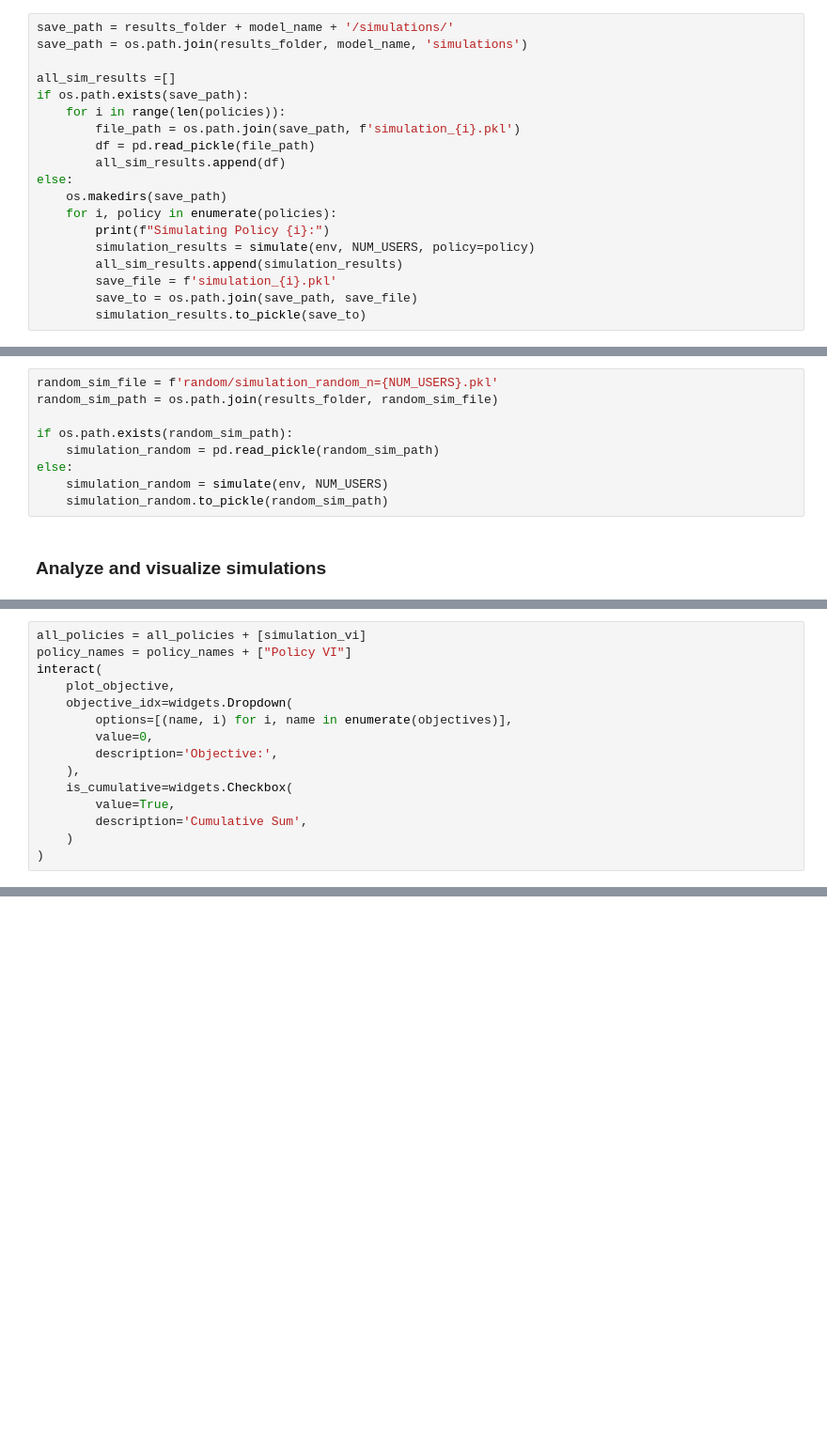
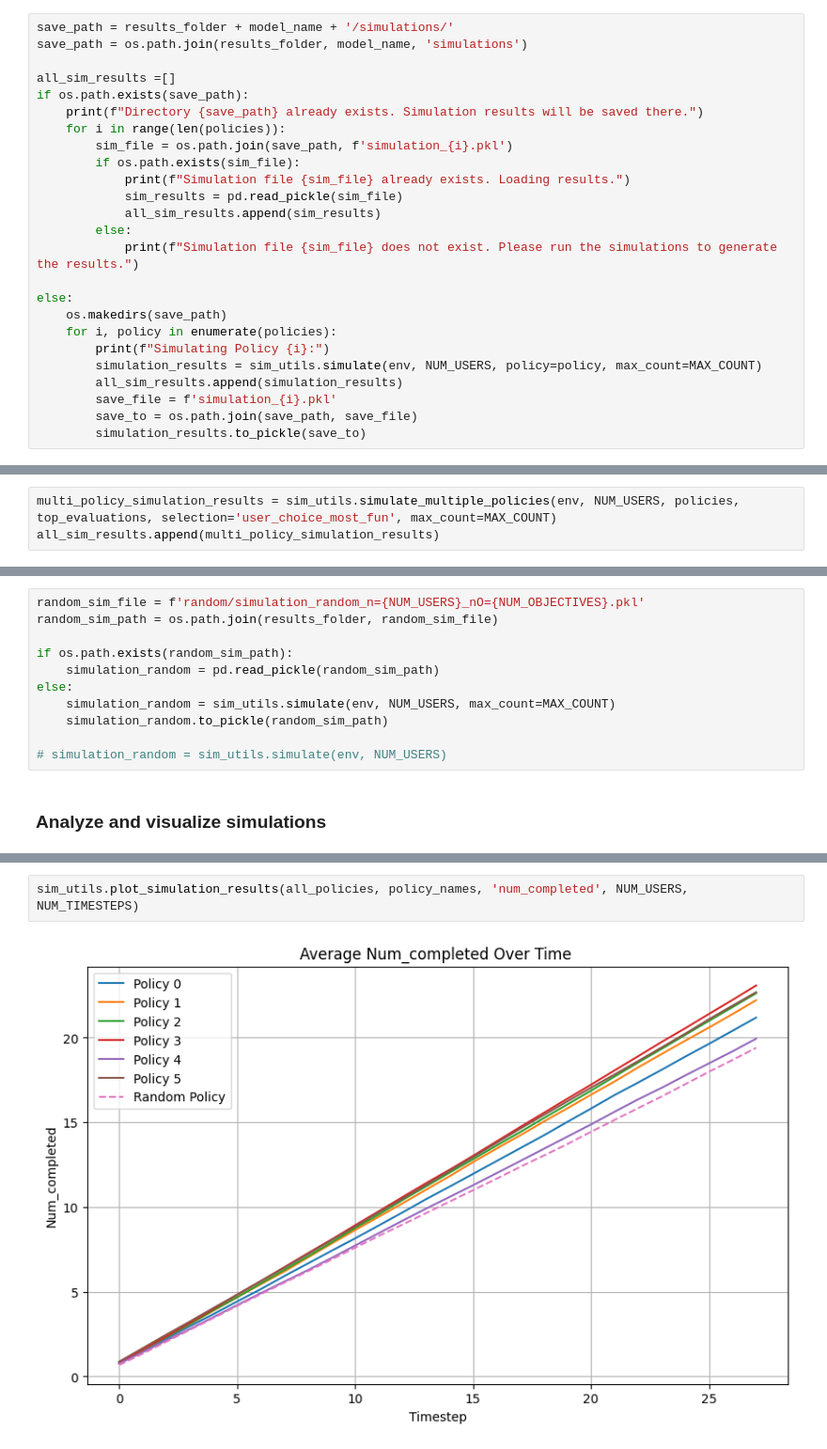
Before and after one commit to shirleyxindi/morl-personalization, a Jupyter notebook: src/PIMORLD.ipynb, the cells around one changed output, grey strips where cells are left out. Shown at 94% size. Saved outputs shown, nothing was run; the diff lists cells and outputs as text; blank space fills up the shorter version.

```diff
--- a/src/PIMORLD.ipynb
+++ b/src/PIMORLD.ipynb
@@ -185,15 +409,21 @@ save_path = os.path.join(results_folder, model_name, 'simulations')
 
 all_sim_results =[]
 if os.path.exists(save_path):
+    print(f"Directory {save_path} already exists. Simulation results will be saved there.")
     for i in range(len(policies)):
-        file_path = os.path.join(save_path, f'simulation_{i}.pkl')
-        df = pd.read_pickle(file_path)
-        all_sim_results.append(df)
+        sim_file = os.path.join(save_path, f'simulation_{i}.pkl')
+        if os.path.exists(sim_file):
+            print(f"Simulation file {sim_file} already exists. Loading results.")
+            sim_results = pd.read_pickle(sim_file)
+            all_sim_results.append(sim_results)
+        else:
+            print(f"Simulation file {sim_file} does not exist. Please run the simulations to generate the results.")
+
 else:
     os.makedirs(save_path)
     for i, policy in enumerate(policies):
         print(f"Simulating Policy {i}:")
-        simulation_results = simulate(env, NUM_USERS, policy=policy)
+        simulation_results = sim_utils.simulate(env, NUM_USERS, policy=policy, max_count=MAX_COUNT)
         all_sim_results.append(simulation_results)
         save_file = f'simulation_{i}.pkl'
         save_to = os.path.join(save_path, save_file)
@@ -200,0 +437,3 @@ else:
+# %%
+multi_policy_simulation_results = sim_utils.simulate_multiple_policies(env, NUM_USERS, policies, top_evaluations, selection='user_choice_most_fun', max_count=MAX_COUNT)
+all_sim_results.append(multi_policy_simulation_results)
@@ -201,12 +449,14 @@ else:
 # %%
-random_sim_file = f'random/simulation_random_n={NUM_USERS}.pkl'
+random_sim_file = f'random/simulation_random_n={NUM_USERS}_nO={NUM_OBJECTIVES}.pkl'
 random_sim_path = os.path.join(results_folder, random_sim_file)
 
 if os.path.exists(random_sim_path):
     simulation_random = pd.read_pickle(random_sim_path)
 else:
-    simulation_random = simulate(env, NUM_USERS)
+    simulation_random = sim_utils.simulate(env, NUM_USERS, max_count=MAX_COUNT)
     simulation_random.to_pickle(random_sim_path)
+
+# simulation_random = sim_utils.simulate(env, NUM_USERS)
 # %% [markdown]
 ### Analyze and visualize simulations
 # %%
@@ -372,15 +500,0 @@ simulation_vi = simulate(env, 50, policy_vi)
-# %%
-all_policies = all_policies + [simulation_vi]
-policy_names = policy_names + ["Policy VI"]
-interact(
-    plot_objective,
-    objective_idx=widgets.Dropdown(
-        options=[(name, i) for i, name in enumerate(objectives)],
-        value=0,
-        description='Objective:',
-    ),
-    is_cumulative=widgets.Checkbox(
-        value=True,
-        description='Cumulative Sum',
-    )
-)
@@ -389,0 +520,4 @@ interactive(children=(Dropdown(description='Objective:', options=(('Time Require
+# %%
+sim_utils.plot_simulation_results(all_policies, policy_names, 'num_completed', NUM_USERS, NUM_TIMESTEPS)
+# %% [output]
+[figure, added]
```
Also changed, not shown: parts of 29 cells of this notebook, 11 other files.
